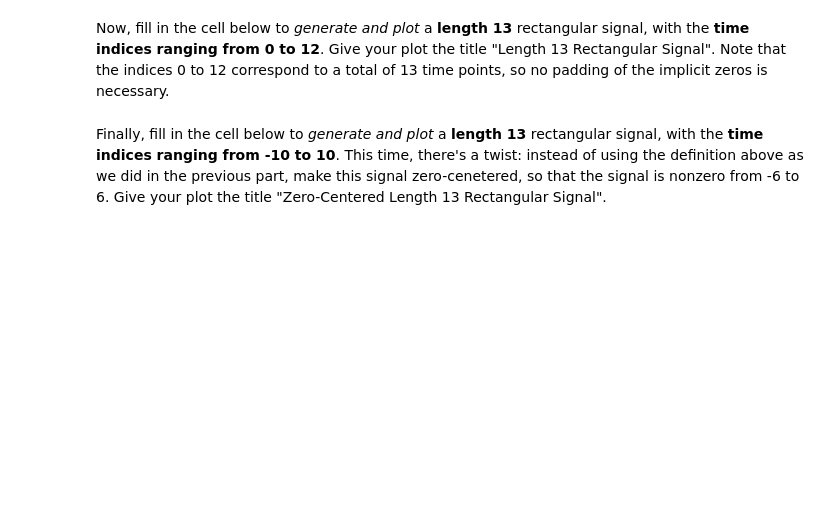
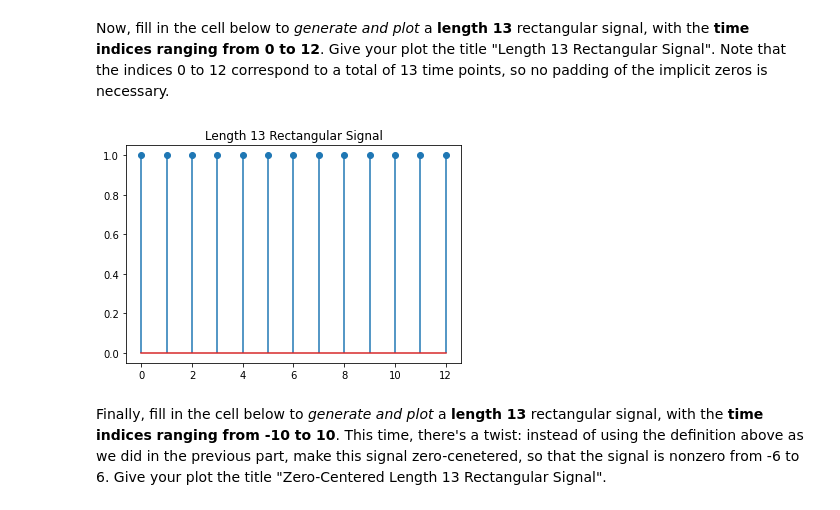
Before and after one commit to Tadori-izanai/EE120-fa19, a Jupyter notebook: labs/lab1/lab1.ipynb, the cells around one changed output. Cells and saved outputs as stored; diff of their text form; code cells hidden in the pictures; blank space fills up the shorter version.

```diff
--- a/labs/lab1/lab1.ipynb
+++ b/labs/lab1/lab1.ipynb
@@ -519,6 +598,12 @@ Now, fill in the cell below to *generate and plot* a **length 50** rectangular s
 Now, fill in the cell below to *generate and plot* a **length 13** rectangular signal, with the **time indices ranging from 0 to 12**. Give your plot the title "Length 13 Rectangular Signal". Note that the indices 0 to 12 correspond to a total of 13 time points, so no padding of the implicit zeros is necessary.
 # %%
 # TODO: Length 13 rectangular signal code + plot for n=0 to 12
+plt.figure()
+plt.stem(np.arange(13), np.ones(13))
+plt.title('Length 13 Rectangular Signal')
+plt.show()
+# %% [output]
+[figure, added]
 # %% [markdown]
 Finally, fill in the cell below to *generate and plot* a **length 13** rectangular signal, with the **time indices ranging from -10 to 10**. This time, there's a twist: instead of using the definition above as we did in the previous part, make this signal zero-cenetered, so that the signal is nonzero from -6 to 6. Give your plot the title "Zero-Centered Length 13 Rectangular Signal".
 # %%
```
Also changed, not shown: parts of 69 cells of this notebook.
